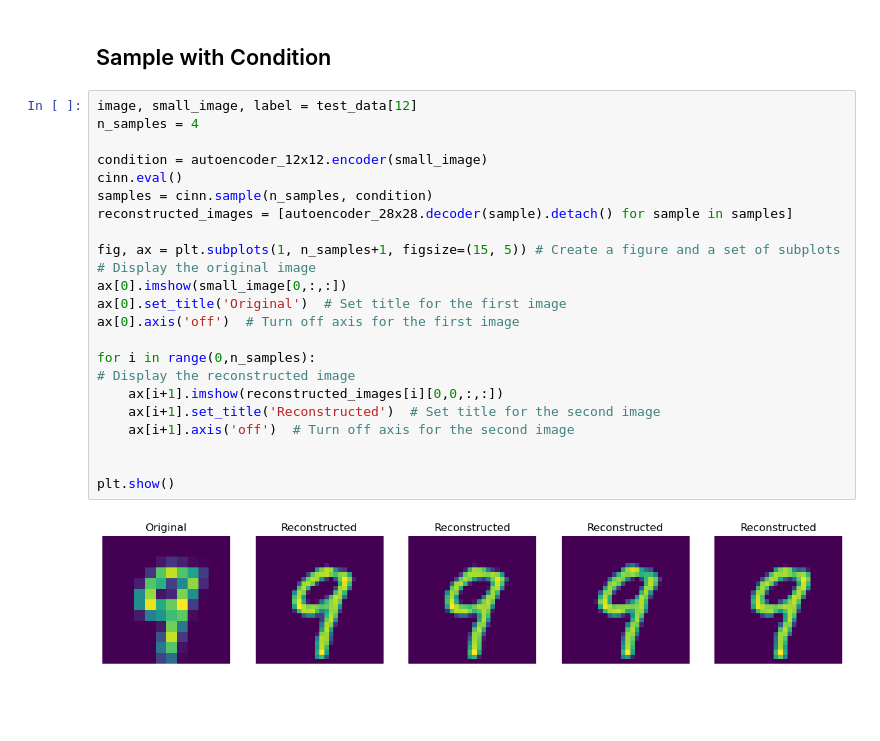
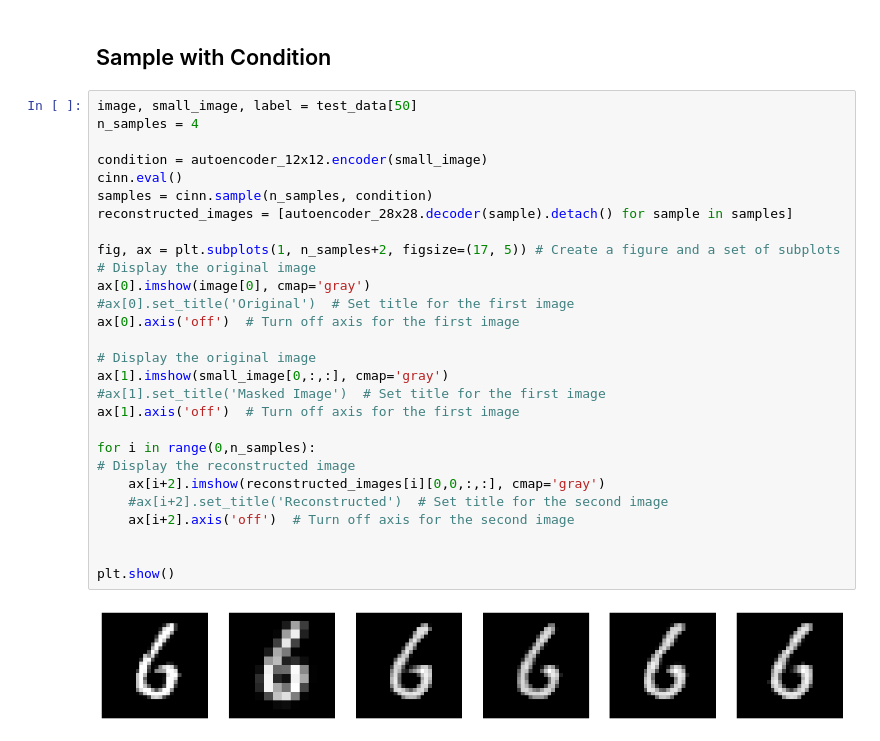
Before and after one commit to lukevoss/GNN, a Jupyter notebook: Project/superresolution_inference.ipynb, the cells around one changed output. Drawn from its saved outputs; the diff is of its cells as text; blank space fills up the shorter version.

Commit message:
work of last week
Finished image to image, testing out OOD

```diff
--- a/Project/superresolution_inference.ipynb
+++ b/Project/superresolution_inference.ipynb
@@ -44,27 +39,32 @@ plt.imshow(masked_image[0])
 # %% [markdown]
 ## Sample with Condition
 # %%
-image, small_image, label = test_data[12]
+image, small_image, label = test_data[50]
 n_samples = 4
 
 condition = autoencoder_12x12.encoder(small_image)
 cinn.eval()
 samples = cinn.sample(n_samples, condition)
 reconstructed_images = [autoencoder_28x28.decoder(sample).detach() for sample in samples]
 
-fig, ax = plt.subplots(1, n_samples+1, figsize=(15, 5)) # Create a figure and a set of subplots
+fig, ax = plt.subplots(1, n_samples+2, figsize=(17, 5)) # Create a figure and a set of subplots
 # Display the original image
-ax[0].imshow(small_image[0,:,:])
-ax[0].set_title('Original')  # Set title for the first image
+ax[0].imshow(image[0], cmap='gray')
+#ax[0].set_title('Original')  # Set title for the first image
 ax[0].axis('off')  # Turn off axis for the first image
+
+# Display the original image
+ax[1].imshow(small_image[0,:,:], cmap='gray')
+#ax[1].set_title('Masked Image')  # Set title for the first image
+ax[1].axis('off')  # Turn off axis for the first image
 
 for i in range(0,n_samples):
 # Display the reconstructed image
-    ax[i+1].imshow(reconstructed_images[i][0,0,:,:])
-    ax[i+1].set_title('Reconstructed')  # Set title for the second image
-    ax[i+1].axis('off')  # Turn off axis for the second image
+    ax[i+2].imshow(reconstructed_images[i][0,0,:,:], cmap='gray')
+    #ax[i+2].set_title('Reconstructed')  # Set title for the second image
+    ax[i+2].axis('off')  # Turn off axis for the second image
 
 
 plt.show()
 # %% [output]
-[figure, old version]
+[figure, new version]
```
Also changed, not shown: parts of 5 cells of this notebook, 11 other files.
